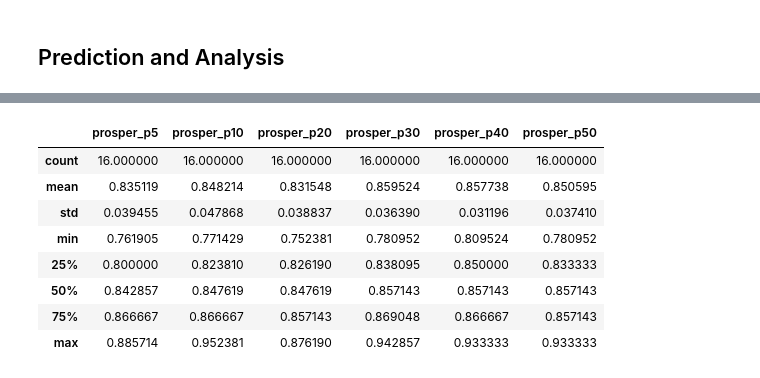
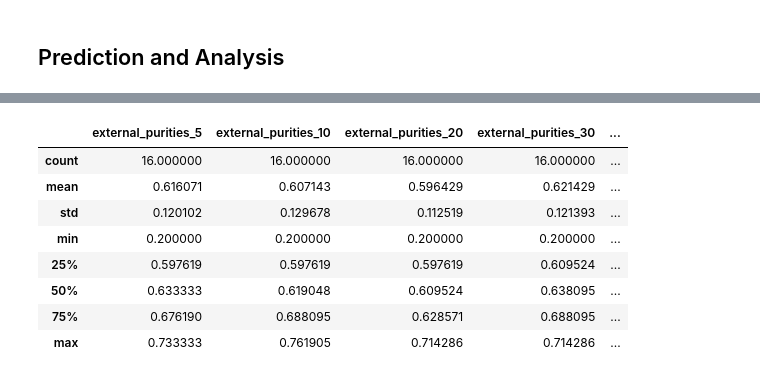
Before and after one commit to richardjonker2000/TMBD-Project-3, a Jupyter notebook: SOM1A.ipynb, the cells around one changed output, grey strips where cells are left out. Drawn from its saved outputs; the diff is of its cells as text; code cells hidden in the pictures.

Commit message:
runge kutta implementation updated for SOM1

```diff
--- a/SOM1A.ipynb
+++ b/SOM1A.ipynb
@@ -467,21 +645,15 @@ data = {
 	'learning_function': lfs_,
 	'learning_rate': lrs_,
 	'external_purities_5': external_purities_5,
-	'prosper_p5': prospers_purities_5,
 	'external_purities_10': external_purities_10,
-	'prosper_p10': prospers_purities_10,
 	'external_purities_20': external_purities_20,
-	'prosper_p20': prospers_purities_20,
 	'external_purities_30': external_purities_30,
-	'prosper_p30': prospers_purities_30,
 	'external_purities_40': external_purities_40,
-	'prosper_p40': prospers_purities_40,
 	'external_purities_50': external_purities_50,
-	'prosper_p50': prospers_purities_50,
 }
-results_df = pd.DataFrame(
+results_df_runge = pd.DataFrame(
 	data, index=range(1, len(lrs_)+1)
 )
 
-results_df.head()
+results_df_runge.head()
 # %% [output]
@@ -506,13 +666,13 @@ results_df.head()
 # %%
 # Descriptive statistics
-results_df.describe()
+results_df_runge.describe()
 # %% [output]
-|  | prosper_p5 | prosper_p10 | prosper_p20 | prosper_p30 | prosper_p40 | prosper_p50 |
-| count | 16.000000 | 16.000000 | 16.000000 | 16.000000 | 16.000000 | 16.000000 |
-| mean | 0.835119 | 0.848214 | 0.831548 | 0.859524 | 0.857738 | 0.850595 |
-| std | 0.039455 | 0.047868 | 0.038837 | 0.036390 | 0.031196 | 0.037410 |
-| min | 0.761905 | 0.771429 | 0.752381 | 0.780952 | 0.809524 | 0.780952 |
-| 25% | 0.800000 | 0.823810 | 0.826190 | 0.838095 | 0.850000 | 0.833333 |
-| 50% | 0.842857 | 0.847619 | 0.847619 | 0.857143 | 0.857143 | 0.857143 |
-| 75% | 0.866667 | 0.866667 | 0.857143 | 0.869048 | 0.866667 | 0.857143 |
-| max | 0.885714 | 0.952381 | 0.876190 | 0.942857 | 0.933333 | 0.933333 |
+|  | external_purities_5 | external_purities_10 | external_purities_20 | external_purities_30 | ... |
+| count | 16.000000 | 16.000000 | 16.000000 | 16.000000 | ... |
+| mean | 0.616071 | 0.607143 | 0.596429 | 0.621429 | ... |
+| std | 0.120102 | 0.129678 | 0.112519 | 0.121393 | ... |
+| min | 0.200000 | 0.200000 | 0.200000 | 0.200000 | ... |
+| 25% | 0.597619 | 0.597619 | 0.597619 | 0.609524 | ... |
+| 50% | 0.633333 | 0.619048 | 0.609524 | 0.638095 | ... |
+| 75% | 0.676190 | 0.688095 | 0.628571 | 0.688095 | ... |
+| max | 0.733333 | 0.761905 | 0.714286 | 0.714286 | ... |
```
Also changed, not shown: parts of 35 cells of this notebook, 2 other files.
